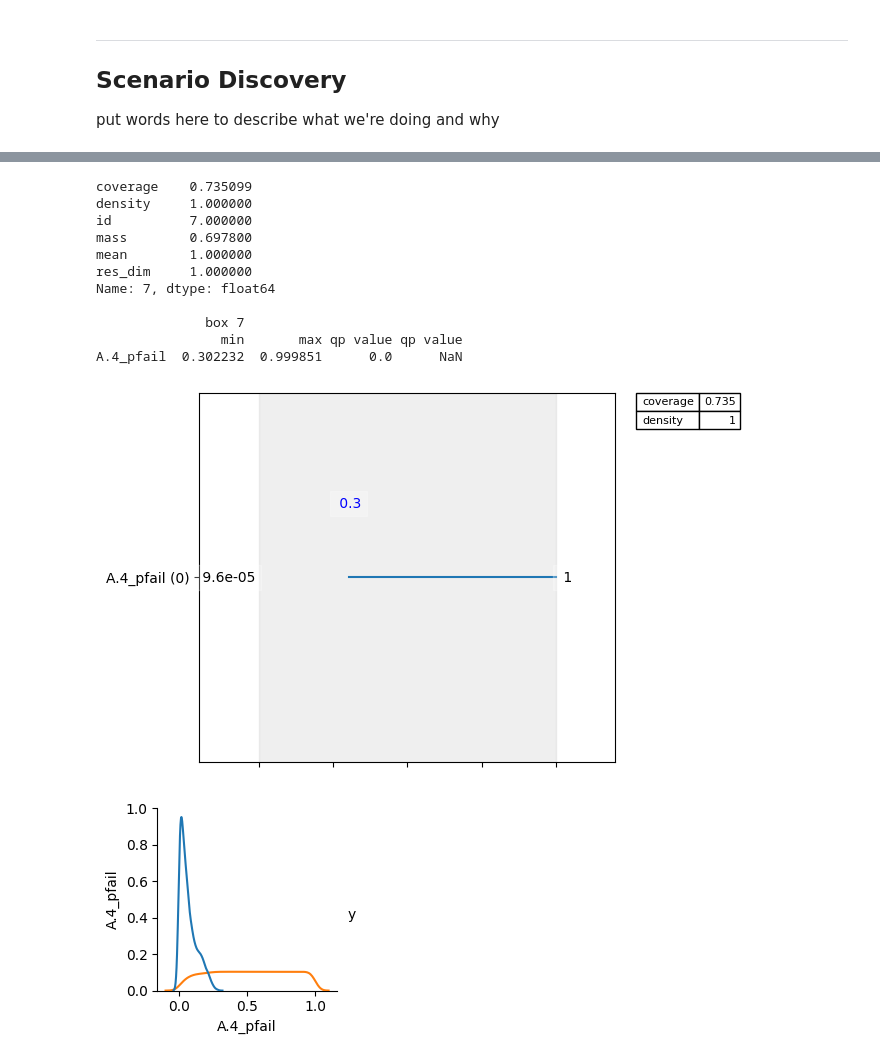
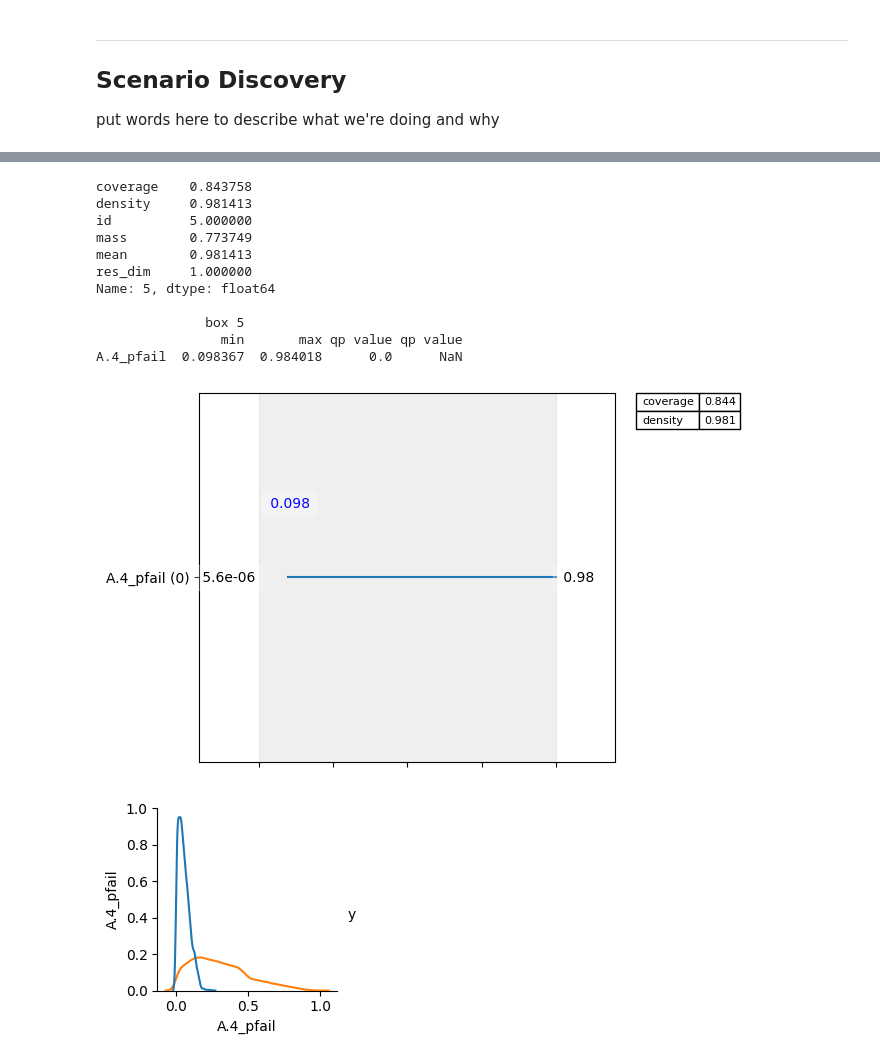
Before and after one commit to ghsher/epa1361_group15, a Jupyter notebook: final assignment/Scenario_Discovery.ipynb, the cells around one changed output, grey strips where cells are left out. Saved outputs shown, nothing was run; the diff lists cells and outputs as text; code cells hidden in the pictures.

```diff
--- a/final assignment/Scenario_Discovery.ipynb
+++ b/final assignment/Scenario_Discovery.ipynb
@@ -85,4 +90,8 @@ plt.show()
+# %%
+ooi = 'A.4 Expected Annual Damage'
 # %%
+N = experiments.shape[0]
+performance_threshold = None
 # for outcome in outcomes_of_interest:
 for col in outcomes_of_interest:
     # col = 'A.4 Expected Annual Damage'
@@ -91,7 +100,7 @@ for col in outcomes_of_interest:
     df[col] = outcomes[col]
     df['policy'] = experiments['policy']
     df = df.sort_values(by=col, ascending=True)
-    df['x'] = np.arange(50000)
+    df['x'] = np.arange(N)
     df = df.reset_index()
 
     # plot
@@ -100,13 +109,20 @@ for col in outcomes_of_interest:
                          palette='tab10')
 
     # draw a line at the 95th percentile
-    ax.axhline(df[col][47500], label=str(df[col][47500]))
+    ninety = int(N*0.9)
+    twenty = int(N*0.2)
+    ax.axhline(df[col][ninety], label=str(df[col][ninety]))
     if col.split()[-1] == 'Deaths':
-        ax.annotate(text=f"{df[col][47500]:.5f}", xy=(10000, df[col][47500]),
+        ax.annotate(text=f"90th percentile:\n{df[col][ninety]:.5f}", xy=(twenty, df[col][ninety]),
                     xytext=(0, 3), textcoords='offset pixels')
     else:
-        ax.annotate(text=f"{df[col][47500]:.0f}", xy=(10000, df[col][47500]),
+        ax.annotate(text=f"90th percentile:\n{df[col][ninety]:.0f}", xy=(twenty, df[col][ninety]),
                     xytext=(0, 3), textcoords='offset pixels')
+
+    # save performance threshold
+    if (col == ooi):
+        performance_threshold = df[col][ninety]
+
     # graph setup
     plt.title('PDF of '+col)
     plt.xlabel('Run # (sorted)')
@@ -124,10 +148,25 @@ for col in outcomes_of_interest:
 ## Scenario Discovery
 
 put words here to describe what we're doing and why
+# %%
+uncertainties = ['A.0_ID flood wave shape', 'A.1_Bmax', 'A.1_Brate', 'A.1_pfail', 'A.2_Bmax',
+                 'A.2_Brate', 'A.2_pfail', 'A.3_Bmax', 'A.3_Brate', 'A.3_pfail', 'A.4_Bmax',
+                 'A.4_Brate', 'A.4_pfail', 'A.5_Bmax', 'A.5_Brate', 'A.5_pfail',
+                 'discount rate 0', 'discount rate 1', 'discount rate 2',]
 # %%
 x = experiments
-y = outcomes ["A.4 Expected Annual Damage"] < 5e6
-prim_alg = prim.Prim(x, y, threshold=0.8)
+y = outcomes[ooi] < performance_threshold
+# prim_alg = prim.Prim(x, y,
+#                      threshold=0.75,
+#                      peel_alpha=0.1,
+#                      mass_min=0.001,
+#                      )
+prim_alg = prim.setup_prim(results,
+                           classify=lambda y: y[ooi] < performance_threshold,
+                           threshold=0.75,
+                           incl_unc=uncertainties,
+                           mass_min=0.001
+                           )
 box1 = prim_alg.find_box()
 # %%
 box1.show_tradeoff()
@@ -137,22 +196,22 @@ plt.show()
 # %%
-box1.inspect(7)
-box1.inspect(7, style="graph")
+box1.inspect(5)
+box1.inspect(5, style="graph")
 plt.show()
 # %% [output]
-coverage    0.735099
-density     1.000000
-id          7.000000
-mass        0.697800
-mean        1.000000
+coverage    0.843758
+density     0.981413
+id          5.000000
+mass        0.773749
+mean        0.981413
 res_dim     1.000000
-Name: 7, dtype: float64
+Name: 5, dtype: float64
 
-              box 7
+              box 5
                 min       max qp value qp value
-A.4_pfail  0.302232  0.999851      0.0      NaN
+A.4_pfail  0.098367  0.984018      0.0      NaN
-[figure, old version]
+[figure, new version]
 # %%
-box1.show_pairs_scatter(7)
+box1.show_pairs_scatter(5)
 plt.show()
 # %% [output]
-[figure, old version]
+[figure, new version]
```
Also changed, not shown: parts of 42 cells of this notebook, 3 other files.
